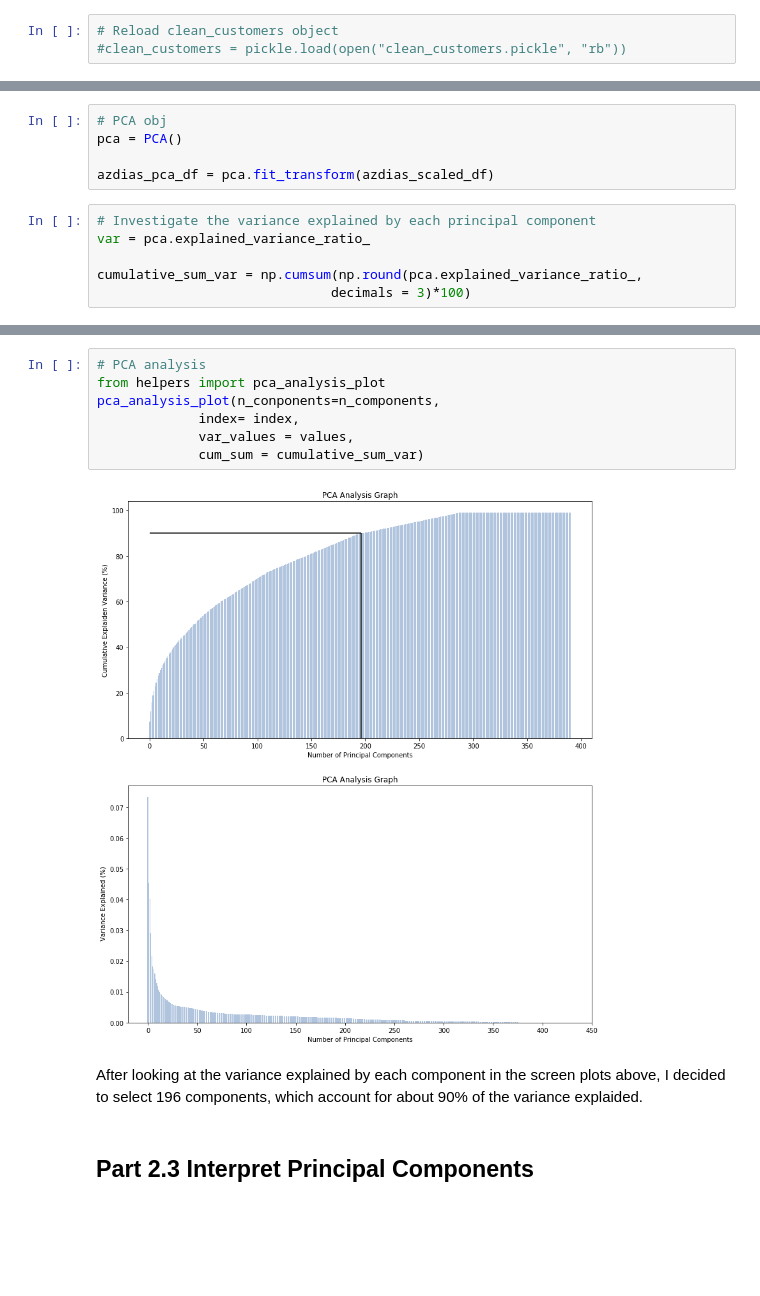
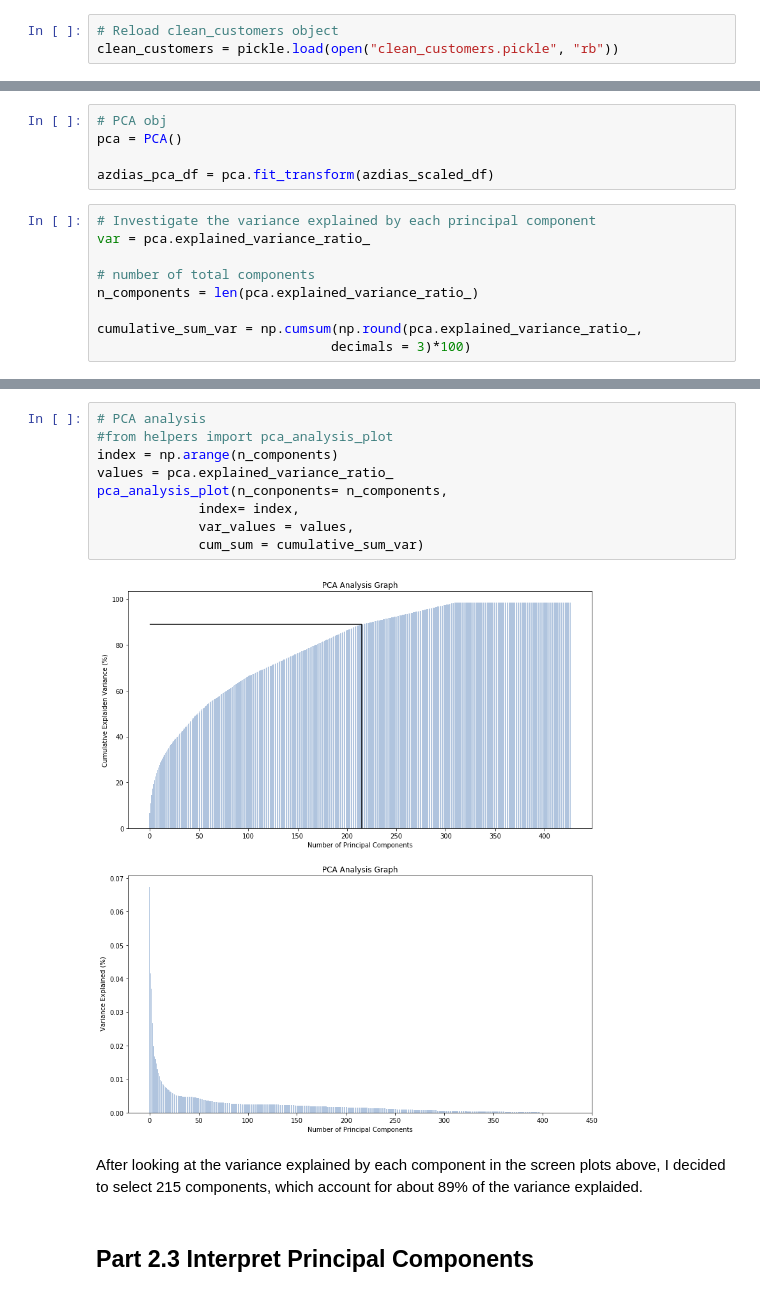
Before and after one commit to jmcabreira-zz/Data-Science-Projects, a Jupyter notebook: Customer_Segmentation_Report/Arvato_Project_Workbook.ipynb, the cells around one changed output, grey strips where cells are left out. Drawn from its saved outputs; the diff is of its cells as text; blank space fills up the shorter version.

```diff
--- a/Customer_Segmentation_Report/Arvato_Project_Workbook.ipynb
+++ b/Customer_Segmentation_Report/Arvato_Project_Workbook.ipynb
@@ -874,7 +875,7 @@ The main bulk of your analysis will come in this part of the project. Here, you
 load the cleaned dataframes :
 # %%
 # Reload clean_customers object
-#clean_customers = pickle.load(open("clean_customers.pickle", "rb"))
+clean_customers = pickle.load(open("clean_customers.pickle", "rb"))
 # %%
 # Reload clean_azdias object
 clean_azdias = pickle.load(open("clean_azdias.pickle", "rb"))
@@ -917,5 +937,8 @@ azdias_pca_df = pca.fit_transform(azdias_scaled_df)
 # Investigate the variance explained by each principal component
 var = pca.explained_variance_ratio_
 
+# number of total components
+n_components = len(pca.explained_variance_ratio_)
+
 cumulative_sum_var = np.cumsum(np.round(pca.explained_variance_ratio_,
                               decimals = 3)*100)
@@ -936,14 +962,16 @@ array([  7.3,  11.8,  15.8,  18.7,  20.9,  22.7,  24.4,  26. ,  27.4,
 # %%
 # PCA analysis
-from helpers import pca_analysis_plot
-pca_analysis_plot(n_conponents=n_components,
+#from helpers import pca_analysis_plot
+index = np.arange(n_components)
+values = pca.explained_variance_ratio_
+pca_analysis_plot(n_conponents= n_components,
              index= index,
              var_values = values,
              cum_sum = cumulative_sum_var)
 # %% [output]
-[figure, old version]
+[figure, new version]
 # %% [markdown]
-After looking at the variance explained by each component in the screen plots above, I decided to select 196 components, which account for about 90% of the variance explaided.
+After looking at the variance explained by each component in the screen plots above, I decided to select 215 components, which account for about 89% of the variance explaided.
 # %% [markdown]
 ## Part 2.3 Interpret Principal Components
 # %% [markdown]
```
Also changed, not shown: parts of 44 cells of this notebook.
